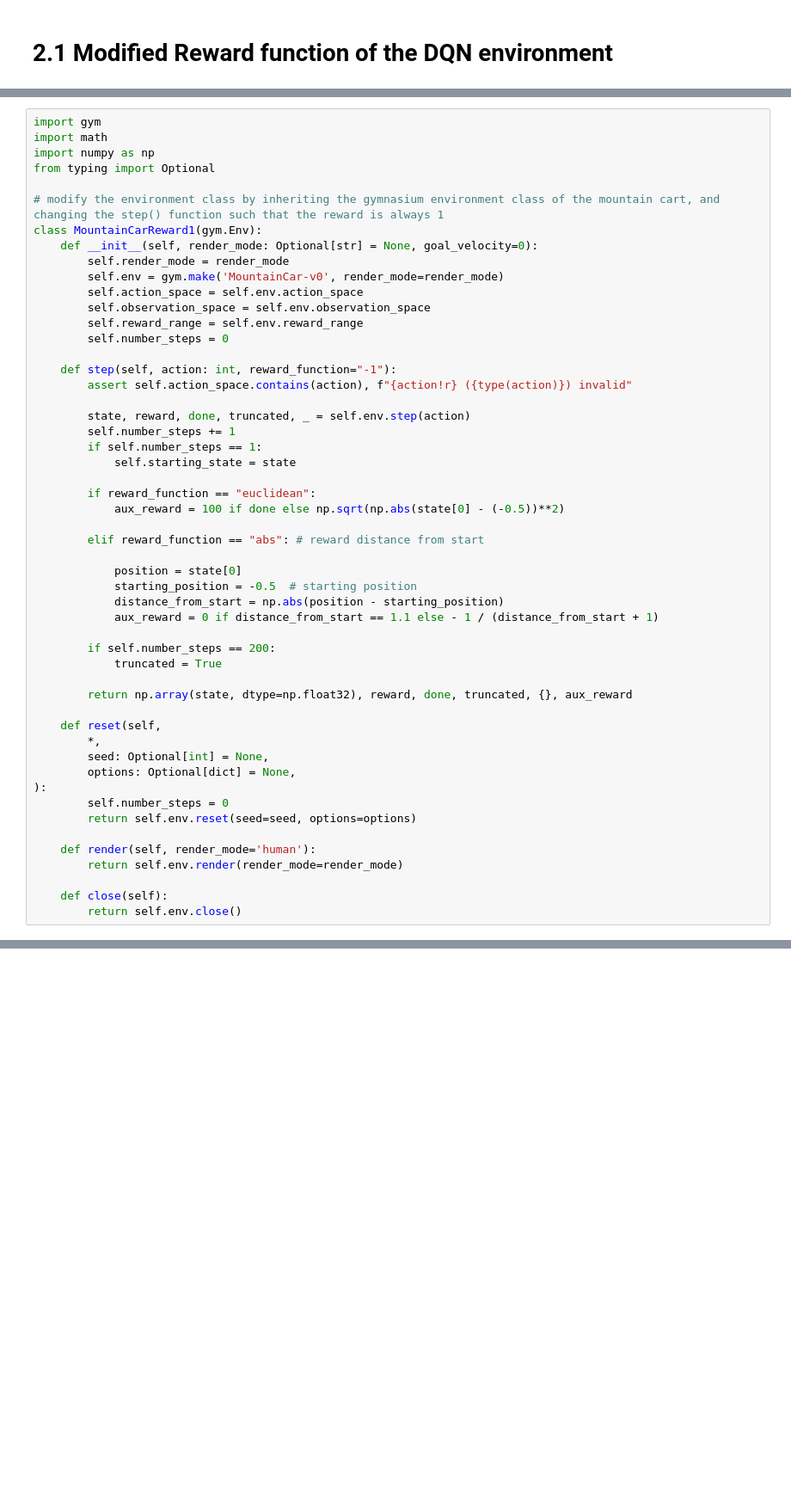
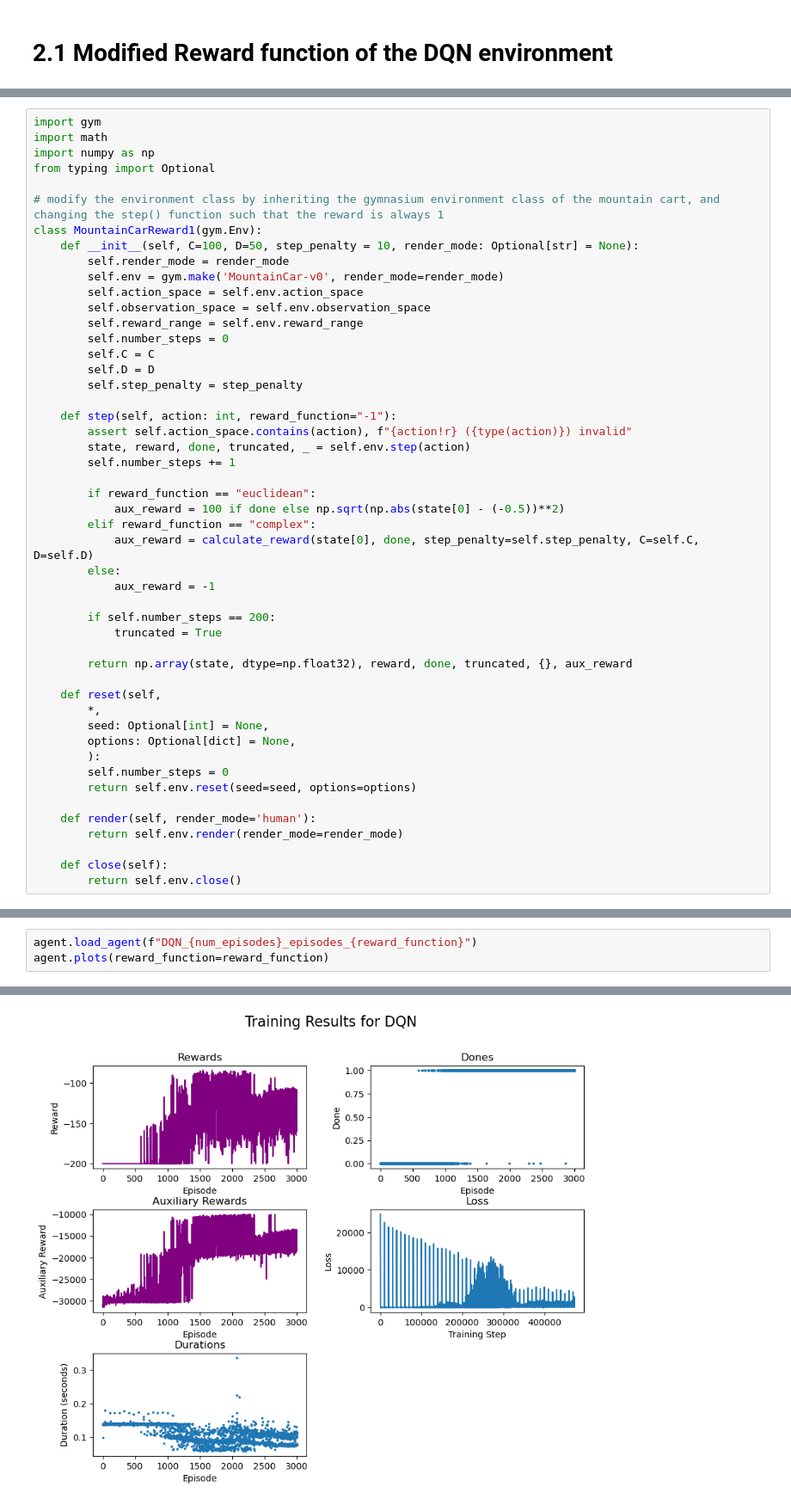
Before and after one commit to silviiaromanato/MountainCartRL, a Jupyter notebook: MountainCart_notebook.ipynb, the cells around one changed output, grey strips where cells are left out. Shown: that part at 86% size. Saved outputs shown, nothing was run; the diff lists cells and outputs as text; blank space fills up the shorter version.

```diff
--- a/MountainCart_notebook.ipynb
+++ b/MountainCart_notebook.ipynb
@@ -107,31 +151,28 @@ from typing import Optional
 
 # modify the environment class by inheriting the gymnasium environment class of the mountain cart, and changing the step() function such that the reward is always 1
 class MountainCarReward1(gym.Env):
-    def __init__(self, render_mode: Optional[str] = None, goal_velocity=0):
+    def __init__(self, C=100, D=50, step_penalty = 10, render_mode: Optional[str] = None):
         self.render_mode = render_mode
         self.env = gym.make('MountainCar-v0', render_mode=render_mode)
         self.action_space = self.env.action_space
         self.observation_space = self.env.observation_space
         self.reward_range = self.env.reward_range
         self.number_steps = 0
+        self.C = C
+        self.D = D
+        self.step_penalty = step_penalty
 
     def step(self, action: int, reward_function="-1"):
         assert self.action_space.contains(action), f"{action!r} ({type(action)}) invalid"
-
         state, reward, done, truncated, _ = self.env.step(action)
         self.number_steps += 1
-        if self.number_steps == 1:
-            self.starting_state = state
 
         if reward_function == "euclidean":
             aux_reward = 100 if done else np.sqrt(np.abs(state[0] - (-0.5))**2)
-
-        elif reward_function == "abs": # reward distance from start
-
-            position = state[0]
-            starting_position = -0.5  # starting position
-            distance_from_start = np.abs(position - starting_position)
-            aux_reward = 0 if distance_from_start == 1.1 else - 1 / (distance_from_start + 1)
+        elif reward_function == "complex":
+            aux_reward = calculate_reward(state[0], done, step_penalty=self.step_penalty, C=self.C, D=self.D)
+        else:
+            aux_reward = -1
 
         if self.number_steps == 200:
             truncated = True
@@ -142,7 +183,7 @@ class MountainCarReward1(gym.Env):
         *,
         seed: Optional[int] = None,
         options: Optional[dict] = None,
-):
+        ):
         self.number_steps = 0
         return self.env.reset(seed=seed, options=options)
 
@@ -171,0 +208,4 @@ agent.plots()
+# %%
+agent.load_agent(f"DQN_{num_episodes}_episodes_{reward_function}")
+agent.plots(reward_function=reward_function)
+# %% [output]
@@ -171,0 +213 @@ agent.plots()
+[figure, added]
```
Also changed, not shown: parts of 12 cells of this notebook, 1 other file.
